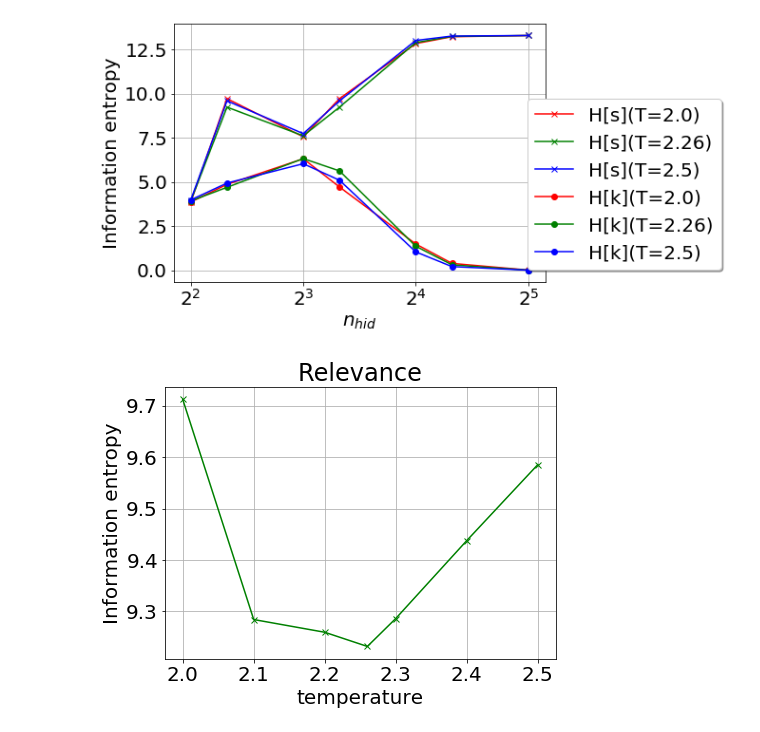
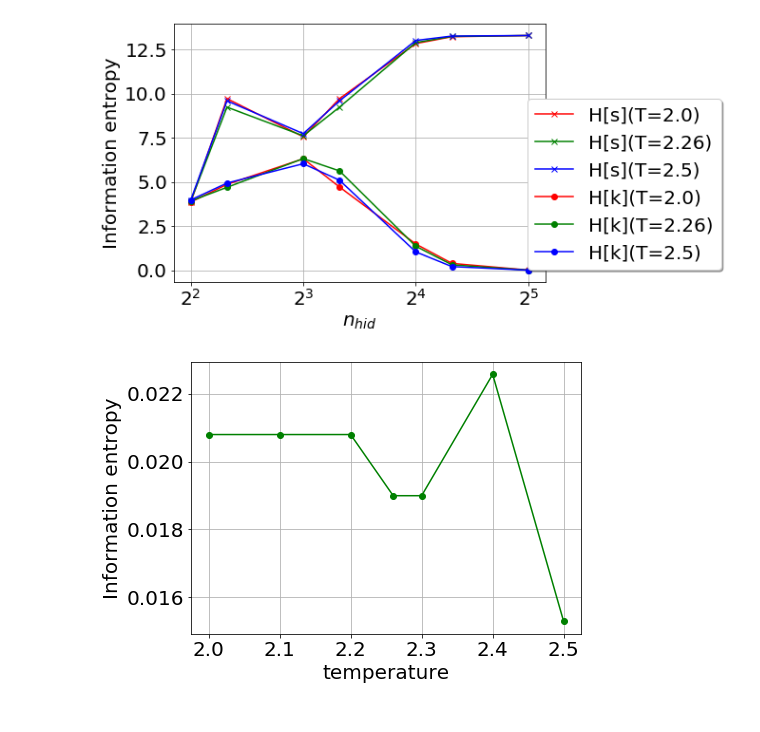
Before and after one commit to physicaone/physicaone, a Jupyter notebook: RRbyTemp.ipynb, the cells around one changed output. Saved outputs shown, nothing was run; the diff lists cells and outputs as text; code cells hidden in the pictures.

```diff
--- a/RRbyTemp.ipynb
+++ b/RRbyTemp.ipynb
@@ -362,3 +661,9 @@ listHk_5.append(get_H_k(T_25x_5, T_25y_5))
+# %%
+res32=[res20_32, res21_32, res22_32, res226_32, res23_32, res24_32, res25_32]
+res64=[res20_64, res21_64, res22_64, res226_64, res23_64, res24_64, res25_64]
+
+rel32=[rel20_32, rel21_32, rel22_32, rel226_32, rel23_32, rel24_32, rel25_32]
+rel64=[rel20_64, rel21_64, rel22_64, rel226_64, rel23_64, rel24_64, rel25_64]
 # %%
 Resolution=np.array([listHs_4, listHs_5,listHs_8,listHs_10,listHs_16,listHs_20,listHs_32]).transpose()
 Relevance=np.array([listHk_4, listHk_5,listHk_8,listHk_10,listHk_16,listHk_20,listHk_32]).transpose()
@@ -402,6 +711,8 @@ plt.show()
 # %% [output]
 [figure]
 # %%
+list_T=[2.0, 2.1, 2.2, 2.26, 2.3, 2.4, 2.5]
+
 plt.figure(figsize=(7,5))
     # assist
 # x_assi1=np.linspace(100, 10000, num=len(listcons2_25)); y_assi1=listcons2_25
@@ -409,35 +720,42 @@ plt.figure(figsize=(7,5))
 # plt.plot(list_T, listHs_32, color='red', marker='x')
 # plt.plot(list_T, listHs_20, color='orange', marker='x')
 # plt.plot(list_T, listHs_16, color='yellowgreen', marker='x')
-plt.plot(list_T, listHs_10, color='green', marker='x')
+# plt.plot(list_T, listHs_10, color='green', marker='x')
 # plt.plot(list_T, listHs_8, color='blue', marker='x')
 # plt.plot(list_T, listHs_5, color='purple', marker='x')
 # plt.plot(list_T, listHs_4, color='black', marker='x')
 
 # plt.plot(list_T, listHk_32, color='red', marker='o')
 # plt.plot(list_T, listHk_20, color='orange', marker='o')
 # plt.plot(list_T, listHk_16, color='yellowgreen', marker='o')
 # plt.plot(list_T, listHk_10, color='green', marker='o')
 # plt.plot(list_T, listHk_8, color='blue', marker='o')
 # plt.plot(list_T, listHk_5, color='purple', marker='o')
 # plt.plot(list_T, listHk_4, color='black', marker='o')
 
+# plt.plot(list_T, res32, color='r', marker='x')
+# plt.plot(list_T, res64, color='g', marker='x')
+
+# plt.plot(list_T, rel32, color='r', marker='o')
+plt.plot(list_T, rel64, color='g', marker='o')
+
+
 # plt.xscale('log', basex=2)
 # plt.yscale('log', basey=2)
 plt.grid(True)
 # plt.legend(['H[s](simul.)(|M| x 1)', 'H[k](simul.)(|M| x 1)',
 
 #            ],
 #            loc='lower right', bbox_to_anchor=(1.8, 0.01),
 #            ncol=1, fancybox=True, shadow=True)
 plt.xlabel('temperature', fontsize=20)
 plt.ylabel('Information entropy', fontsize=20)
-plt.title('Relevance')
+# plt.title('Relevance')
 # plt.text(350, 0.1, '~$k^{2.1}$ ', fontsize=20)
 plt.rcParams["font.size"] = "20"
 # plt.axis([0, 150, 0, 30])
 plt.savefig('image/RelVsTemp.png', dpi=300)
 plt.plot()
 plt.show()
 # %% [output]
-[figure, old version]
+[figure, new version]
```
Also changed, not shown: parts of 31 cells of this notebook, 2 other files.
